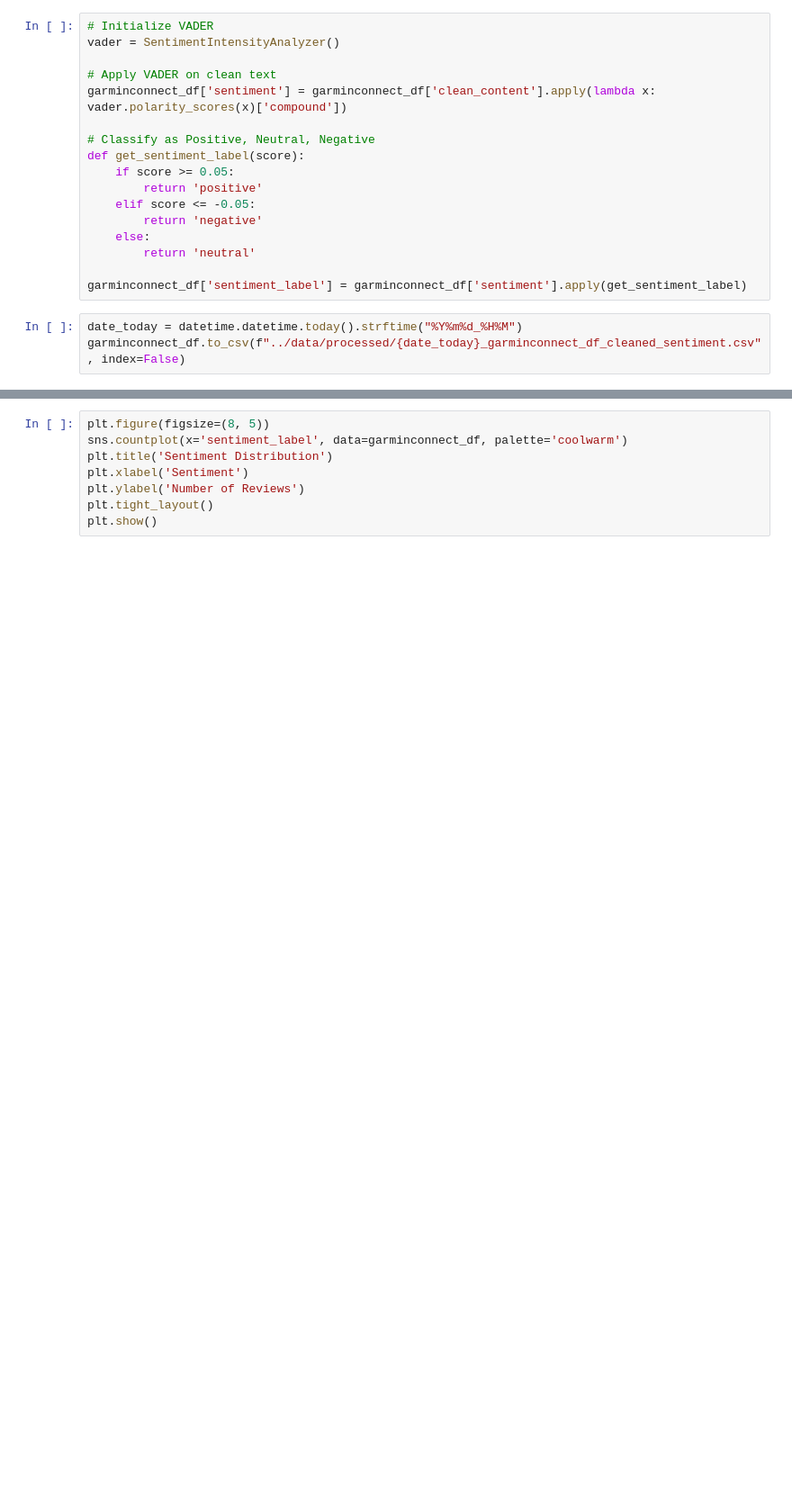
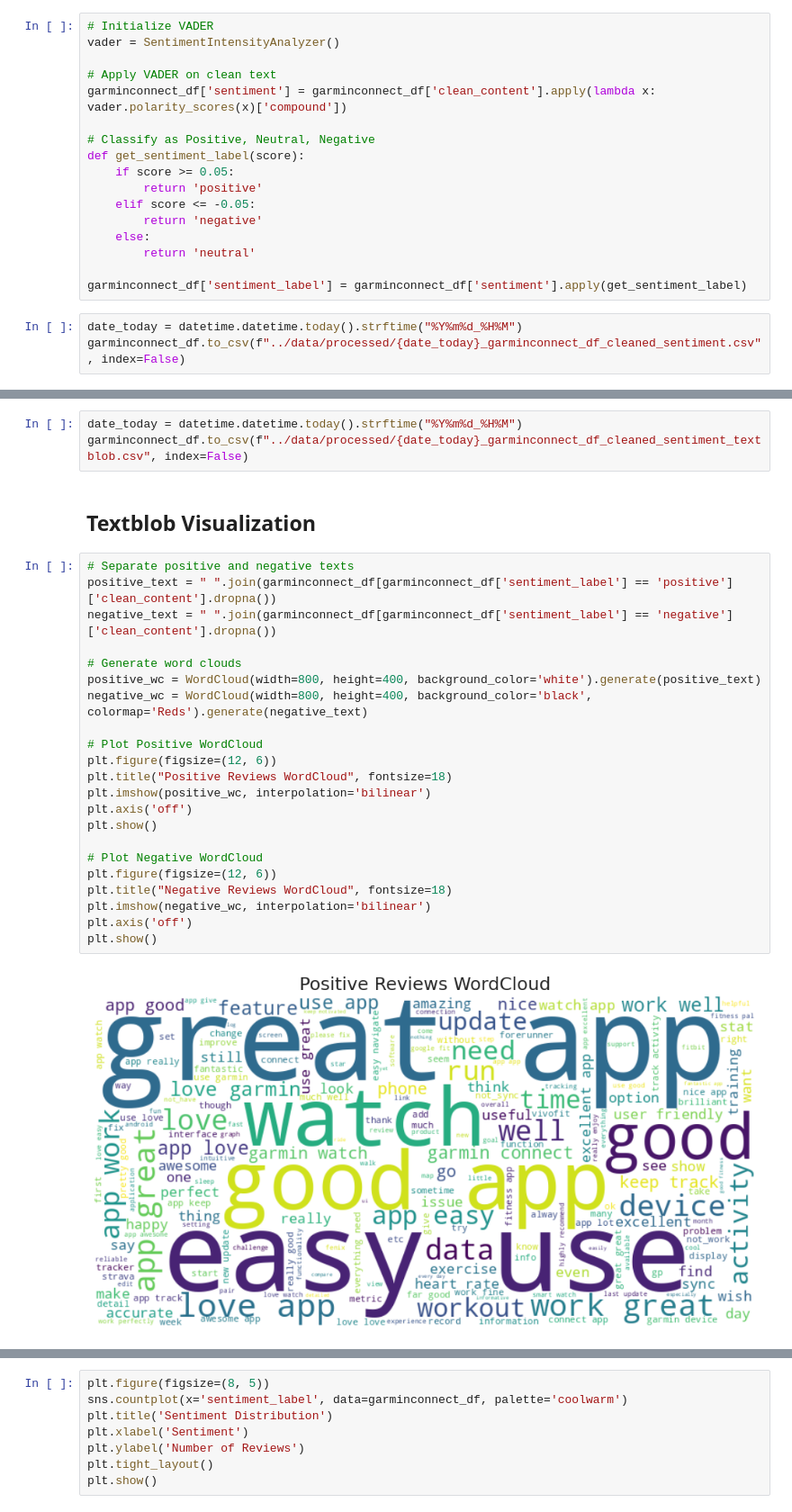
Before and after one commit to nathanaelganata/googleplay_garminconnect, a Jupyter notebook: notebooks/04_sentiment_analysis.ipynb, the cells around one changed output, grey strips where cells are left out. Shown at 90% size. Saved outputs shown, nothing was run; the diff lists cells and outputs as text; blank space fills up the shorter version.

Commit message:
feat: add textblob sentiment analysis WIP

```diff
--- a/notebooks/04_sentiment_analysis.ipynb
+++ b/notebooks/04_sentiment_analysis.ipynb
@@ -55,0 +99,29 @@ garminconnect_df.to_csv(f"../data/processed/{date_today}_garminconnect_df_cleane
+# %%
+date_today = datetime.datetime.today().strftime("%Y%m%d_%H%M")
+garminconnect_df.to_csv(f"../data/processed/{date_today}_garminconnect_df_cleaned_sentiment_textblob.csv", index=False)
+# %% [markdown]
+## Textblob Visualization
+# %%
+# Separate positive and negative texts
+positive_text = " ".join(garminconnect_df[garminconnect_df['sentiment_label'] == 'positive']['clean_content'].dropna())
+negative_text = " ".join(garminconnect_df[garminconnect_df['sentiment_label'] == 'negative']['clean_content'].dropna())
+
+# Generate word clouds
+positive_wc = WordCloud(width=800, height=400, background_color='white').generate(positive_text)
+negative_wc = WordCloud(width=800, height=400, background_color='black', colormap='Reds').generate(negative_text)
+
+# Plot Positive WordCloud
+plt.figure(figsize=(12, 6))
+plt.title("Positive Reviews WordCloud", fontsize=18)
+plt.imshow(positive_wc, interpolation='bilinear')
+plt.axis('off')
+plt.show()
+
+# Plot Negative WordCloud
+plt.figure(figsize=(12, 6))
+plt.title("Negative Reviews WordCloud", fontsize=18)
+plt.imshow(negative_wc, interpolation='bilinear')
+plt.axis('off')
+plt.show()
+# %% [output]
+[figure, added]
```
Also changed, not shown: parts of 6 cells of this notebook.
